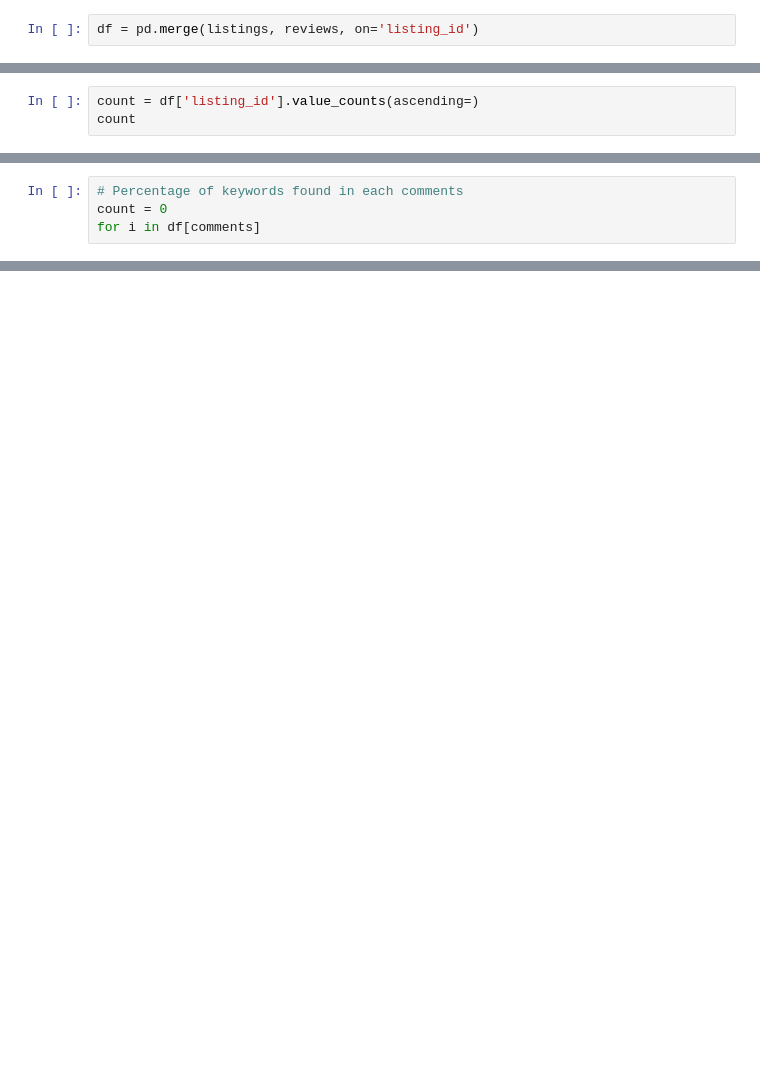
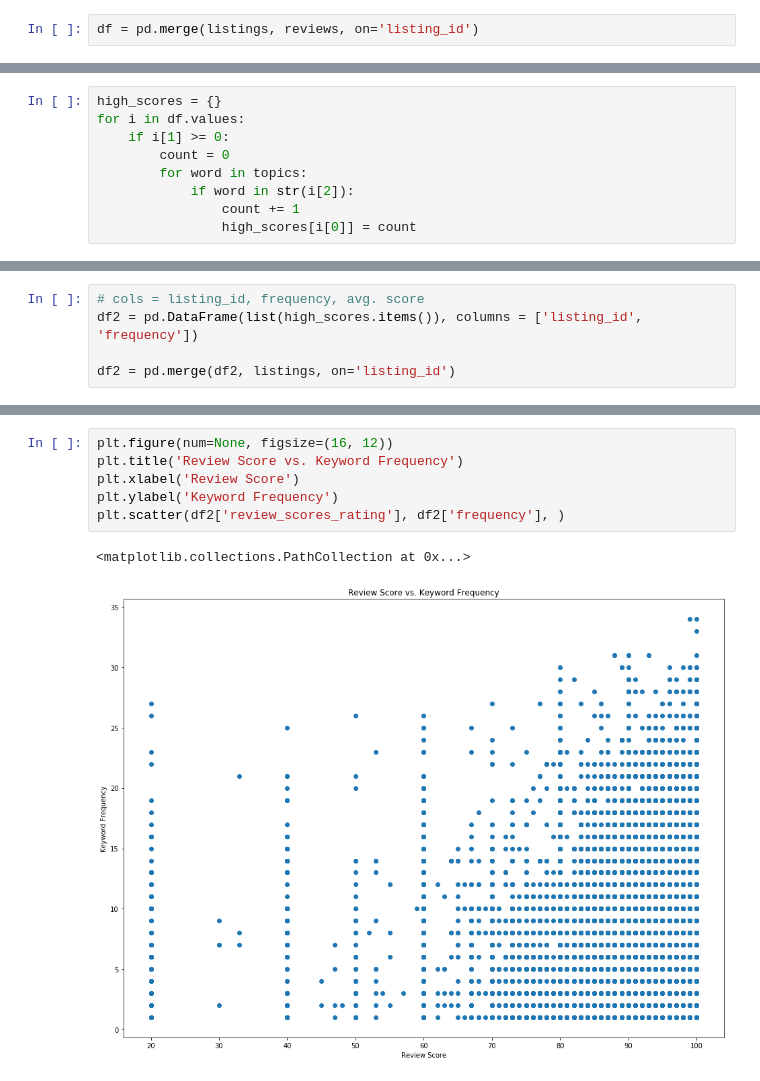
Before and after one commit to trangun/Data-Mining-Project, a Jupyter notebook: Data Mining Project Average Review Score vs. Keyword.ipynb, the cells around one changed output, grey strips where cells are left out. Saved outputs shown, nothing was run; the diff lists cells and outputs as text; blank space fills up the shorter version.

```diff
--- a/Data Mining Project Average Review Score vs. Keyword.ipynb
+++ b/Data Mining Project Average Review Score vs. Keyword.ipynb
@@ -72,3 +19,0 @@ scores
-# %%
-count = df['listing_id'].value_counts(ascending=)
-count
@@ -95,4 +19,0 @@ while count < len(df):
-# %%
-# Percentage of keywords found in each comments
-count = 0
-for i in df[comments]
@@ -101,0 +22,9 @@ for i in df[comments]
+# %%
+high_scores = {}
+for i in df.values:
+    if i[1] >= 0:
+        count = 0
+        for word in topics:
+            if word in str(i[2]):
+                count += 1
+                high_scores[i[0]] = count
@@ -101,0 +98,5 @@ for i in df[comments]
+# %%
+# cols = listing_id, frequency, avg. score
+df2 = pd.DataFrame(list(high_scores.items()), columns = ['listing_id', 'frequency'])
+
+df2 = pd.merge(df2, listings, on='listing_id')
@@ -101,0 +119,9 @@ for i in df[comments]
+# %%
+plt.figure(num=None, figsize=(16, 12))
+plt.title('Review Score vs. Keyword Frequency')
+plt.xlabel('Review Score')
+plt.ylabel('Keyword Frequency')
+plt.scatter(df2['review_scores_rating'], df2['frequency'], )
+# %% [output]
+<matplotlib.collections.PathCollection at 0x...>
+[figure, added]
```
Also changed, not shown: parts of 16 cells of this notebook.
